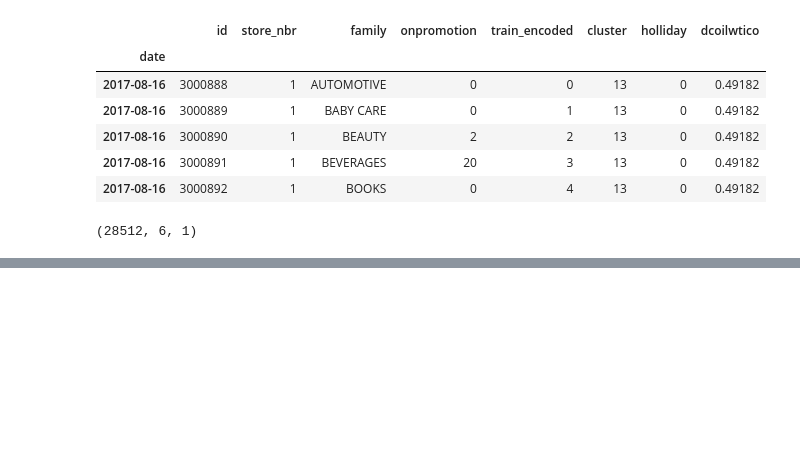
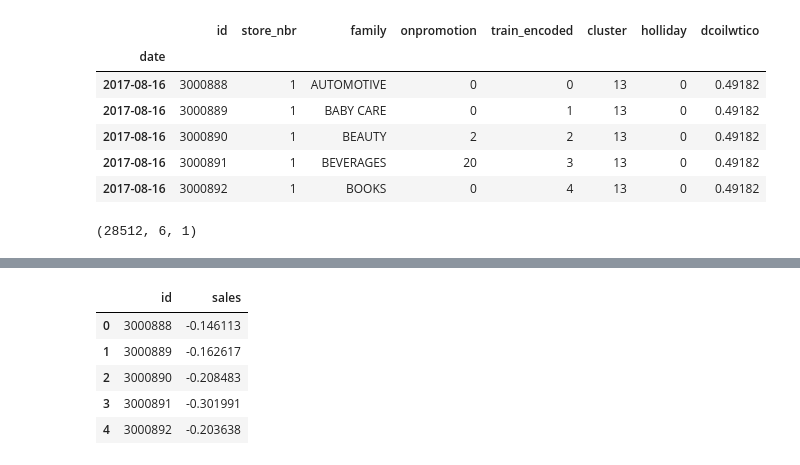
Before and after one commit to UFRJ-Analytica/kaggle-store-sales-time-series-forecasting, a Jupyter notebook: solution.ipynb, the cells around one changed output, grey strips where cells are left out. Saved outputs shown, nothing was run; the diff lists cells and outputs as text; code cells hidden in the pictures; blank space fills up the shorter version.

```diff
--- a/solution.ipynb
+++ b/solution.ipynb
@@ -467,0 +518,11 @@ model.predict(data_X)
+# %%
+asd = pd.read_csv('./submissionfile.csv')
+# %%
+asd.head()
+# %% [output]
+|  | id | sales |
+| 0 | 3000888 | -0.146113 |
+| 1 | 3000889 | -0.162617 |
+| 2 | 3000890 | -0.208483 |
+| 3 | 3000891 | -0.301991 |
+| 4 | 3000892 | -0.203638 |
```
Also changed, not shown: parts of 16 cells of this notebook, 1 other file.
